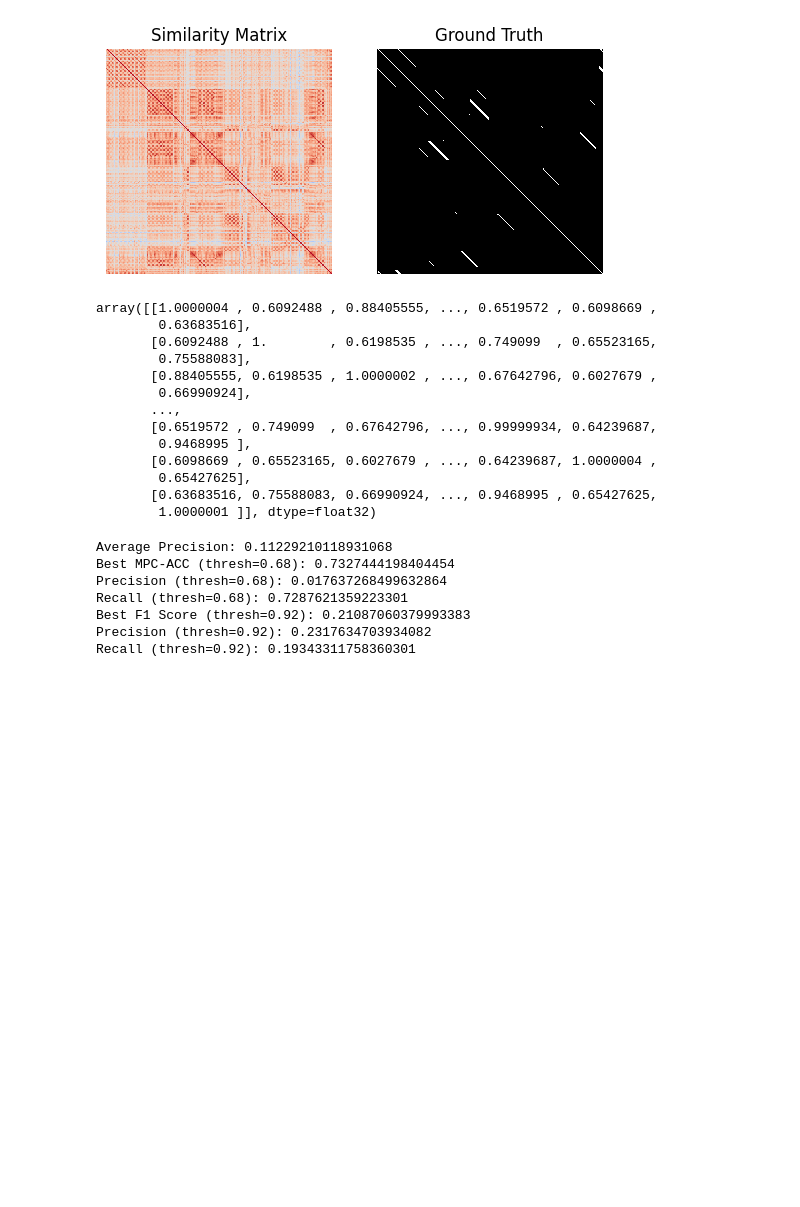
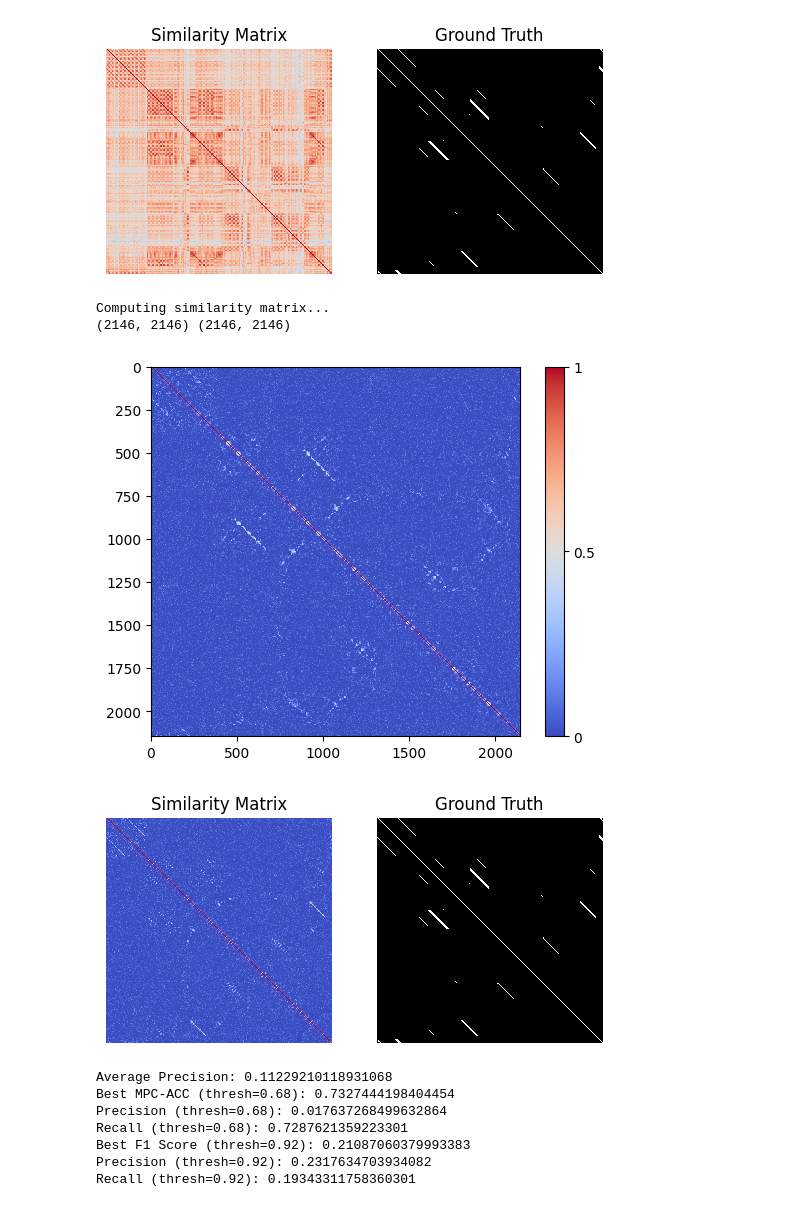
Before and after one commit to shubham-rateria/cs-5785-final-project, a Jupyter notebook: loop-closure.ipynb, the cells around one changed output. Saved outputs shown, nothing was run; the diff lists cells and outputs as text; code cells hidden in the pictures; blank space fills up the shorter version.

```diff
--- a/loop-closure.ipynb
+++ b/loop-closure.ipynb
@@ -555,22 +555,13 @@ Computing similarity matrix...
 (2146, 2146) (2146, 2146)
 [figure]
 [figure]
-# %%
-sim
-# %% [output]
-array([[1.0000004 , 0.6092488 , 0.88405555, ..., 0.6519572 , 0.6098669 ,
-        0.63683516],
-       [0.6092488 , 1.        , 0.6198535 , ..., 0.749099  , 0.65523165,
-        0.75588083],
-       [0.88405555, 0.6198535 , 1.0000002 , ..., 0.67642796, 0.6027679 ,
-        0.66990924],
-       ...,
-       [0.6519572 , 0.749099  , 0.67642796, ..., 0.99999934, 0.64239687,
-        0.9468995 ],
-       [0.6098669 , 0.65523165, 0.6027679 , ..., 0.64239687, 1.0000004 ,
-        0.65427625],
-       [0.63683516, 0.75588083, 0.66990924, ..., 0.9468995 , 0.65427625,
-        1.0000001 ]], dtype=float32)
+# %%
+sim_pca = similarity_matrix(pca, gt, cluster=False, threshold=None)
+# %% [output]
+Computing similarity matrix...
+(2146, 2146) (2146, 2146)
+[figure, added]
+[figure, added]
 # %%
 from sklearn.metrics import precision_recall_curve, average_precision_score, precision_score, recall_score, f1_score
 # %%
```
Also changed, not shown: parts of 31 cells of this notebook, 16 other files.
